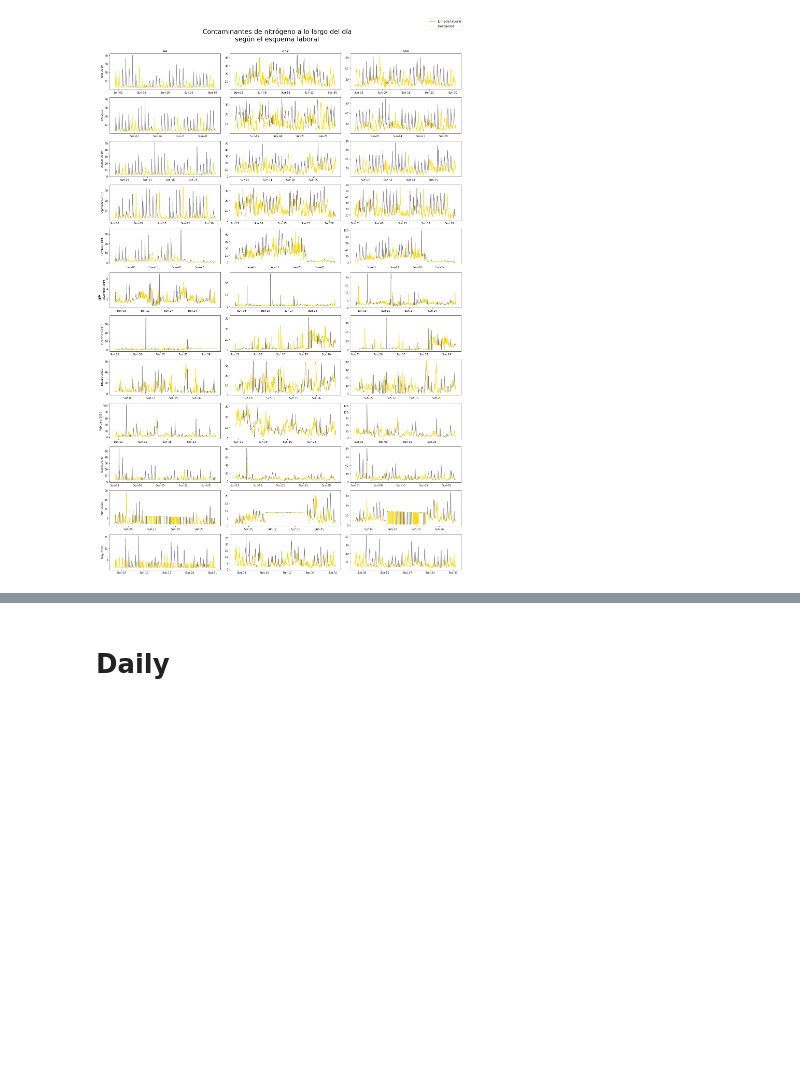
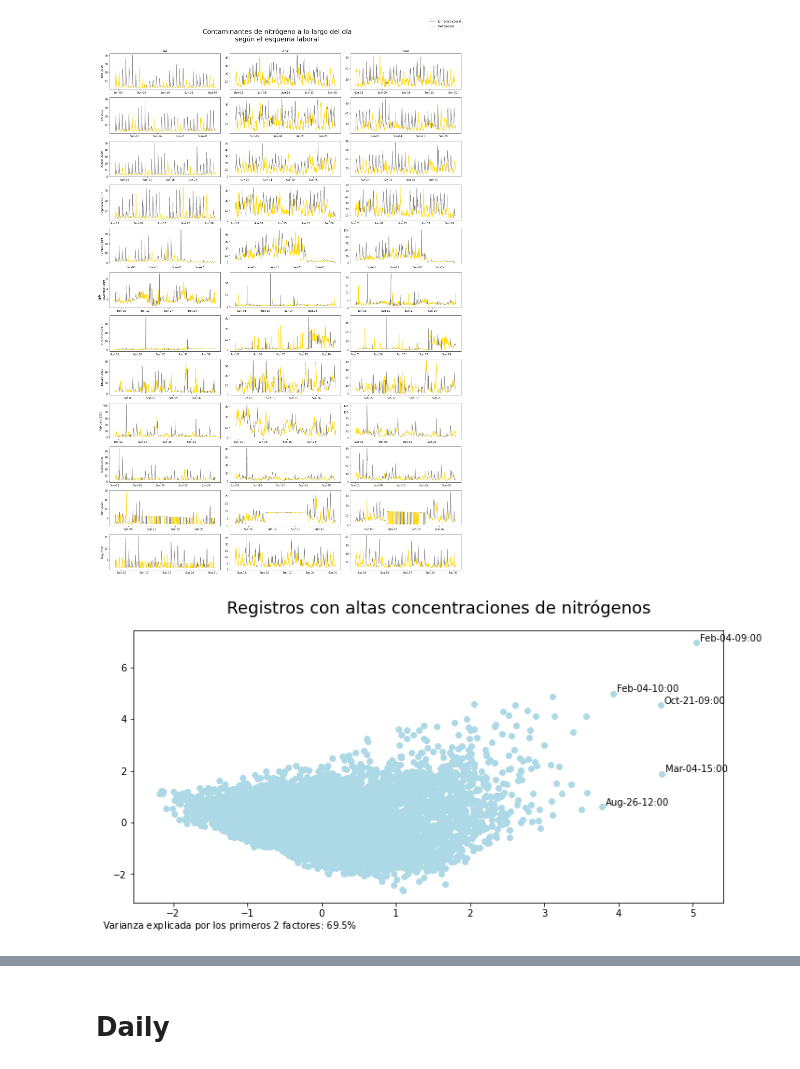
Before and after one commit to kmontocam/MA2003B, a Jupyter notebook: analysis.ipynb, the cells around one changed output, grey strips where cells are left out. Drawn from its saved outputs; the diff is of its cells as text; code cells hidden in the pictures; blank space fills up the shorter version.

Commit message:
Enhancement: cluster for hours and f1 time series

```diff
--- a/analysis.ipynb
+++ b/analysis.ipynb
@@ -238,3 +233,23 @@ fig.tight_layout()
 fig.subplots_adjust(top=0.935)
 # %% [output]
 [figure]
+# %%
+factor_analysis = FactorAnalysis(n_components=15)
+lc = pd.DataFrame(factor_analysis.fit_transform(scaled_df),
+                  index=scaled_df.index)
+
+# Clustering
+fig, ax = plt.subplots(figsize=(10, 5))
+
+ax.scatter(x=lc[0], y=lc[1], c='#ADD8E6')
+
+for k, v in lc.loc[lc.iloc[:, 0] > 3.6, 0:1].iterrows():
+    ax.annotate(k.strftime('%b-%d-%H:00'), v+0.05)
+
+fig.suptitle('Registros con altas concentraciones de nitrógenos', fontsize=18)
+fig.tight_layout()
+_ = fig.text(0, 0, s='Varianza explicada por los primeros 2 factores: $69.5\%$')
+# No existe una agrupación clara para jornadas laborales, sin embargo,
+# en la cola derecha destacan días que hubo extremos.
+# %% [output]
+[figure, added]
```
Also changed, not shown: parts of 4 cells of this notebook.
